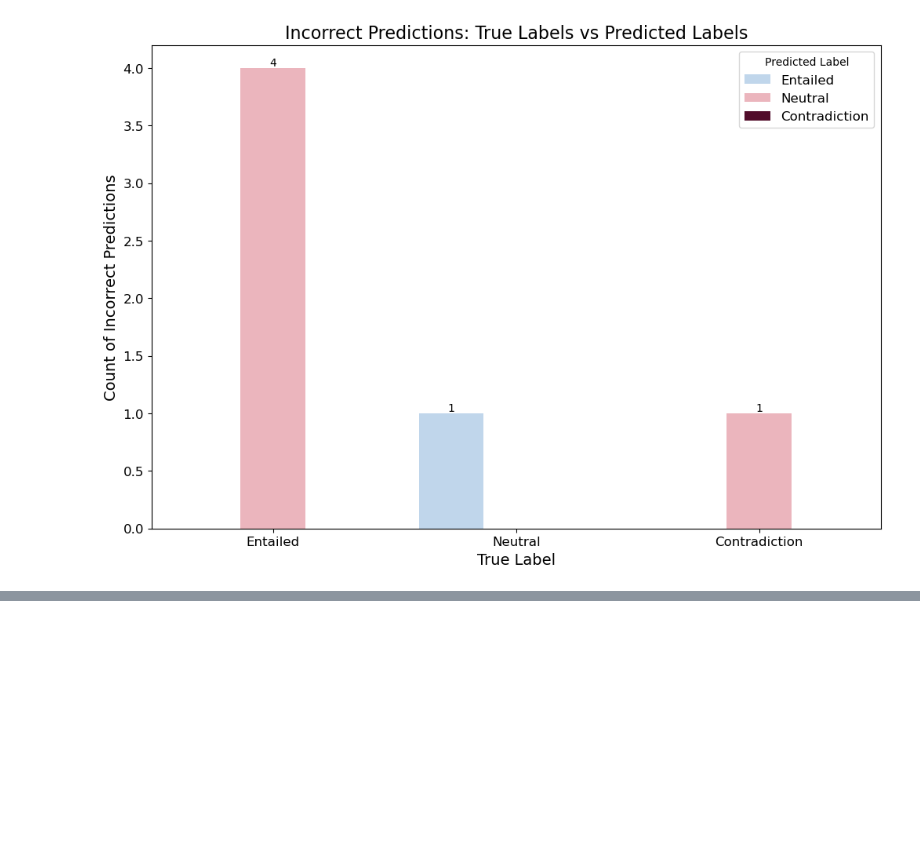
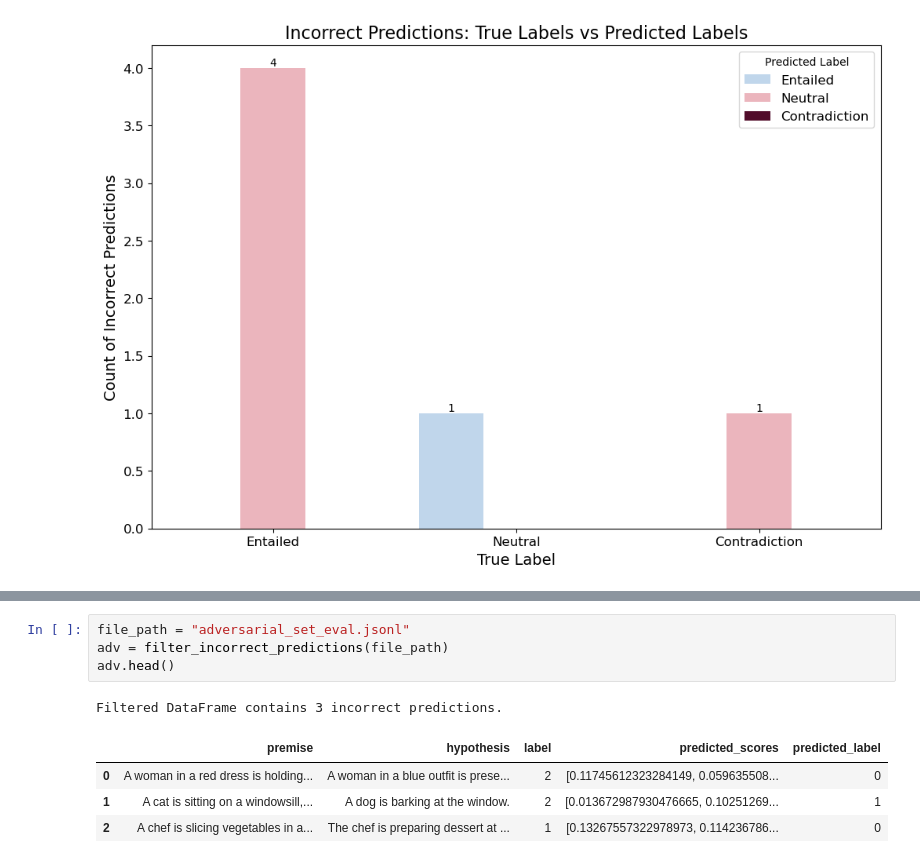
Before and after one commit to NightShadeugh/fp-dataset-artifacts, a Jupyter notebook: incorrect_pred.ipynb, the cells around one changed output, grey strips where cells are left out. Drawn from its saved outputs; the diff is of its cells as text; blank space fills up the shorter version.

```diff
--- a/incorrect_pred.ipynb
+++ b/incorrect_pred.ipynb
@@ -789,0 +799,10 @@ plt.show()
+# %%
+file_path = "adversarial_set_eval.jsonl"
+adv = filter_incorrect_predictions(file_path)
+adv.head()
+# %% [output]
+Filtered DataFrame contains 3 incorrect predictions.
+|  | premise | hypothesis | label | predicted_scores | predicted_label |
+| 0 | A woman in a red dress is holding... | A woman in a blue outfit is prese... | 2 | [0.11745612323284149, 0.059635508... | 0 |
+| 1 | A cat is sitting on a windowsill,... | A dog is barking at the window. | 2 | [0.013672987930476665, 0.10251269... | 1 |
+| 2 | A chef is slicing vegetables in a... | The chef is preparing dessert at ... | 1 | [0.13267557322978973, 0.114236786... | 0 |
```
Also changed, not shown: parts of 3 cells of this notebook, 2 other files.
